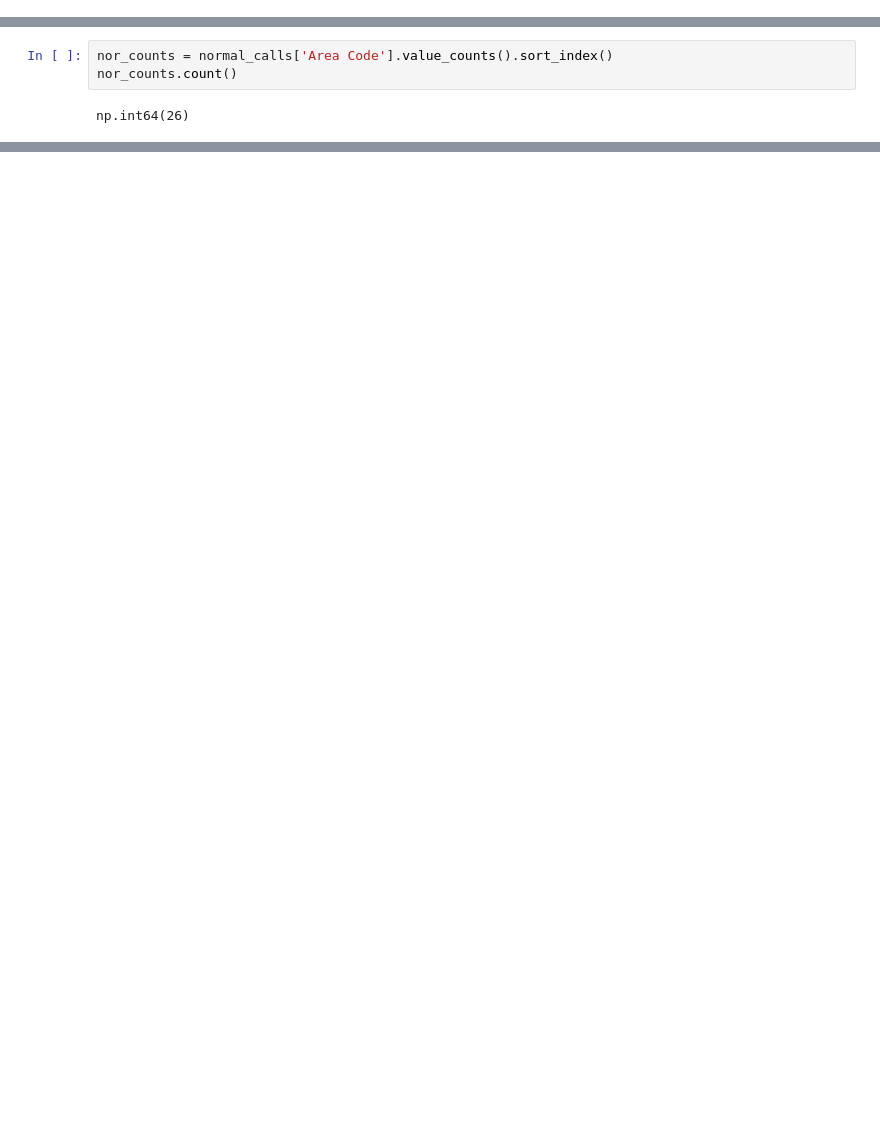
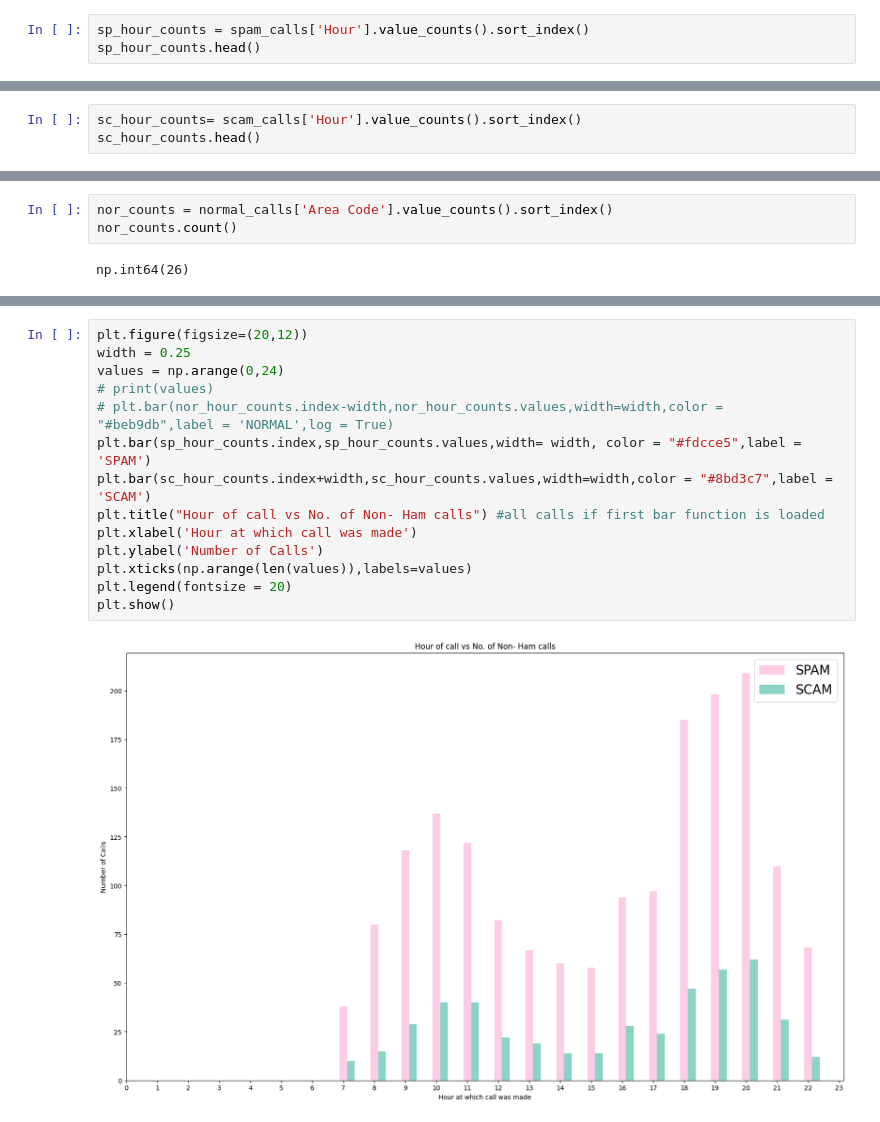
Before and after one commit to achal3014/Spam-Fraud-Call-Location-Detection, a Jupyter notebook: b_data_preprocess.ipynb, the cells around one changed output, grey strips where cells are left out. Cells and saved outputs as stored; diff of their text form; blank space fills up the shorter version.

```diff
--- a/b_data_preprocess.ipynb
+++ b/b_data_preprocess.ipynb
@@ -303,0 +313,3 @@ spam_calls.tail()
+# %%
+sp_hour_counts = spam_calls['Hour'].value_counts().sort_index()
+sp_hour_counts.head()
@@ -314,0 +335,3 @@ scam_calls.tail()
+# %%
+sc_hour_counts= scam_calls['Hour'].value_counts().sort_index()
+sc_hour_counts.head()
@@ -421,0 +453,16 @@ plt.show()
+# %%
+plt.figure(figsize=(20,12))
+width = 0.25
+values = np.arange(0,24)
+# print(values)
+# plt.bar(nor_hour_counts.index-width,nor_hour_counts.values,width=width,color = "#beb9db",label = 'NORMAL',log = True)
+plt.bar(sp_hour_counts.index,sp_hour_counts.values,width= width, color = "#fdcce5",label = 'SPAM')
+plt.bar(sc_hour_counts.index+width,sc_hour_counts.values,width=width,color = "#8bd3c7",label = 'SCAM')
+plt.title("Hour of call vs No. of Non- Ham calls") #all calls if first bar function is loaded
+plt.xlabel('Hour at which call was made')
+plt.ylabel('Number of Calls')
+plt.xticks(np.arange(len(values)),labels=values)
+plt.legend(fontsize = 20)
+plt.show()
+# %% [output]
+[figure, added]
```
Also changed, not shown: parts of 33 cells of this notebook, 3 other files.
